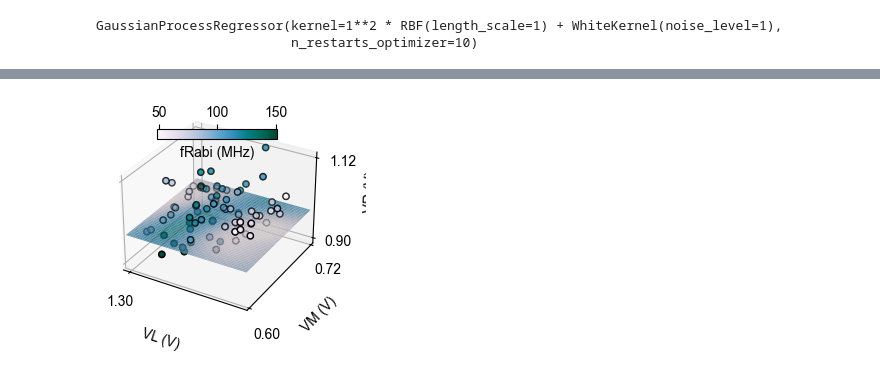
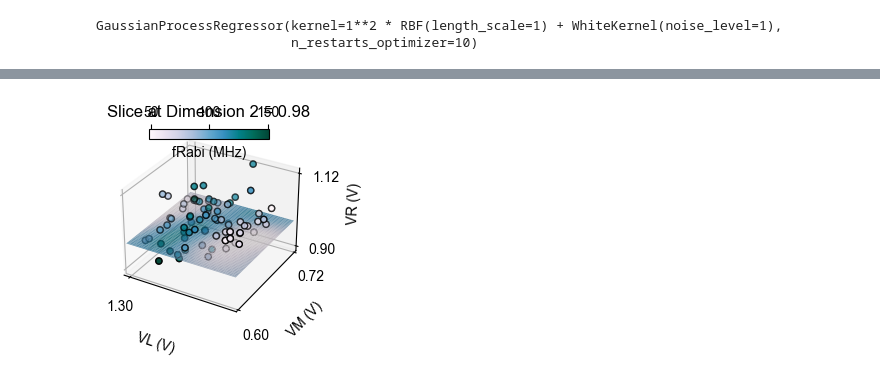
Before and after one commit to oxquantum-repo/fully-autonomous-tuning, a Jupyter notebook: data_visualisation/Qubit_map_data.ipynb, the cells around one changed output, grey strips where cells are left out. Cells and saved outputs as stored; diff of their text form; code cells hidden in the pictures.

```diff
--- a/data_visualisation/Qubit_map_data.ipynb
+++ b/data_visualisation/Qubit_map_data.ipynb
@@ -184,7 +181,7 @@ for i, (slice_value, _zorder) in enumerate(zip(np.linspace(X[:, slice_dim].min()
     ax = plot_slice_training_points(X, values,
                                     slice_dim,
                                     slice_value, slice_width, values.min(), values.max(),
-                                    cmap=cmap, fig=fig, ax=ax,
+                                    cmap=cmap, fig=fig, ax=ax1,
                                     first_dim_extent=first_dim_extent, second_dim_extent=second_dim_extent, left_ax = ax1, zorder = _zorder)
 
 previous_slice = 0
@@ -405,7 +402,7 @@ zorder_levels_gp = [4.2]
 previous_slice = 0
 i=0
 slice_value=0.98
-
+slice_axs = [ax1]
 ax = slice_axs[i]
 ax = plot_slice_training_points(X, values,
                                 slice_dim,
@@ -478 +475 @@ plt.show()
-[figure, old version]
+[figure, new version]
```
Also changed, not shown: parts of 4 cells of this notebook, 15 other files.
